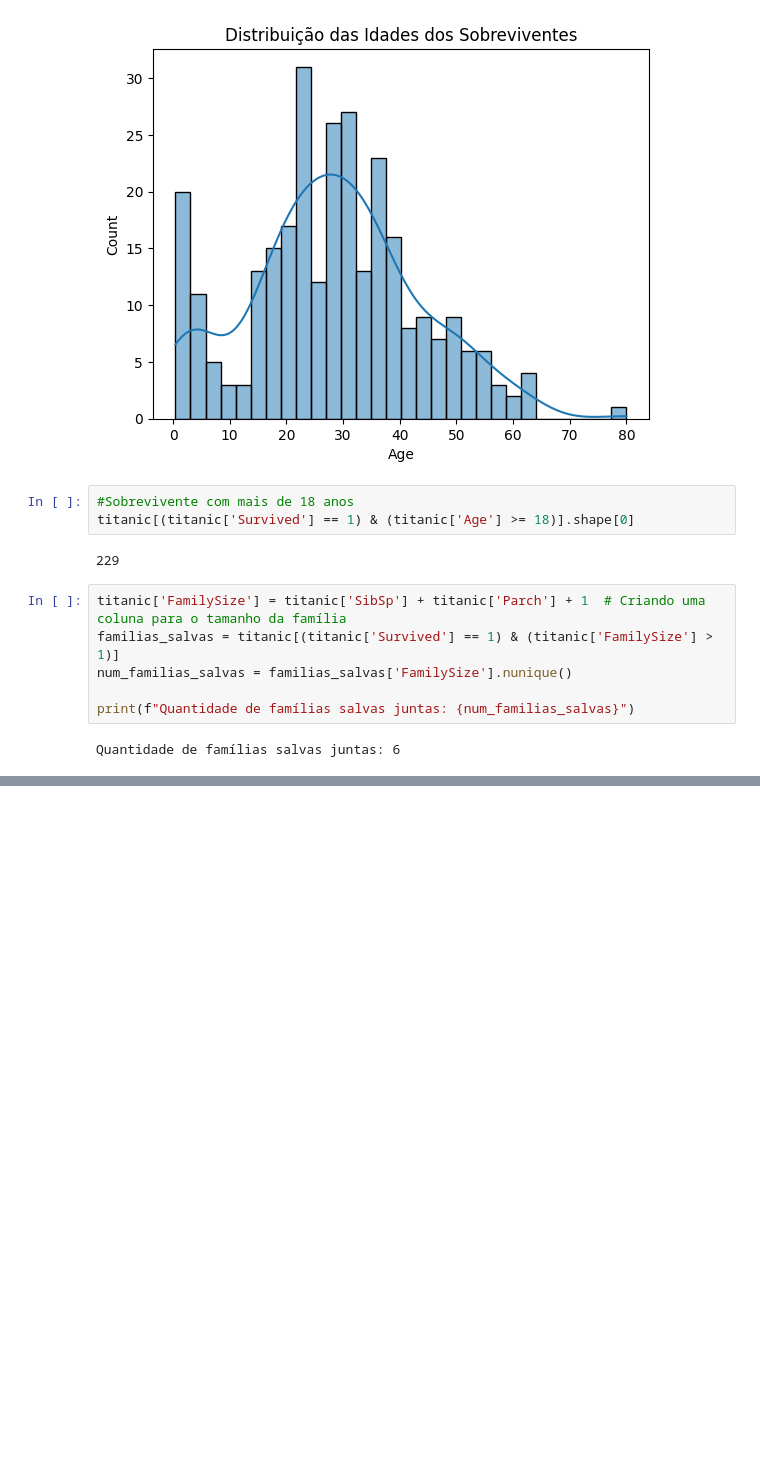
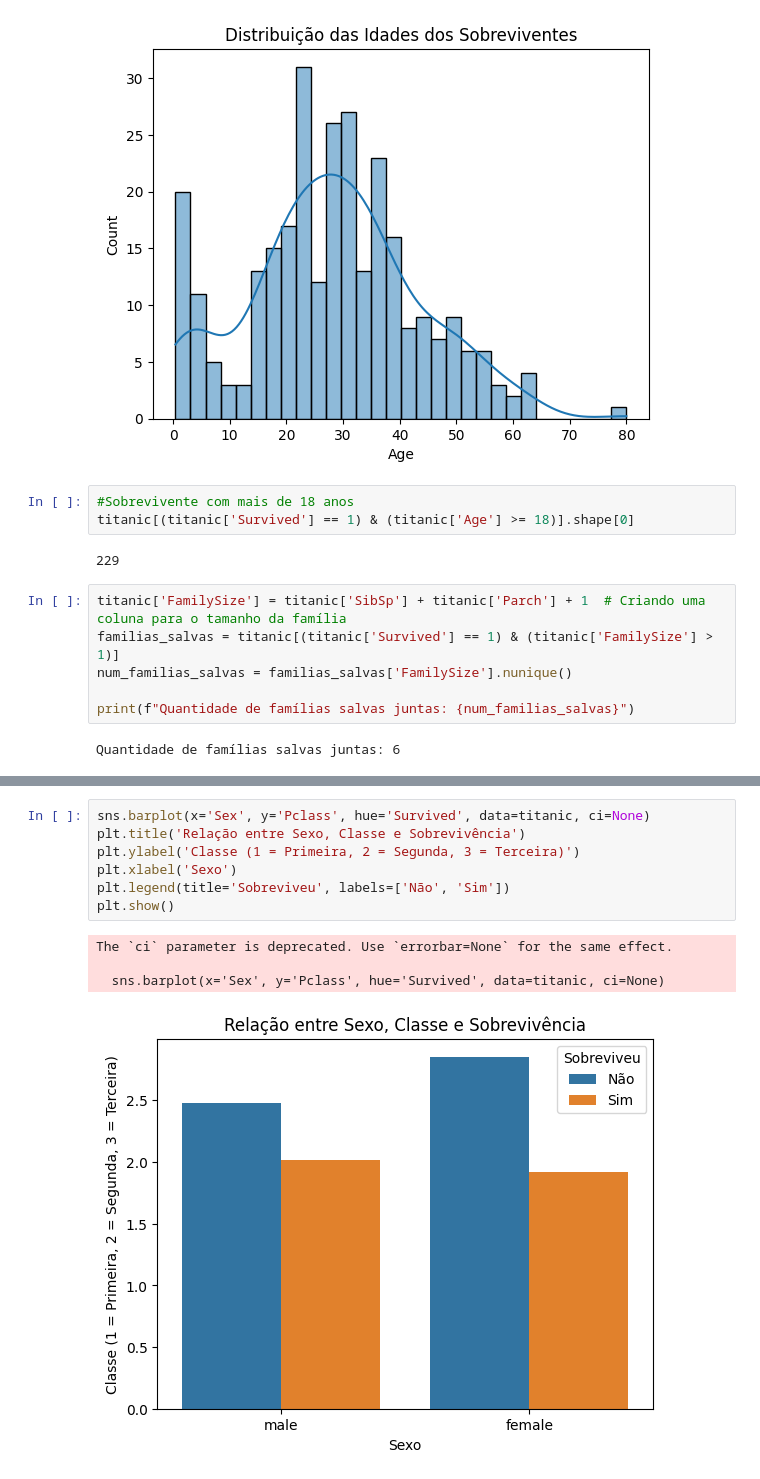
Before and after one commit to Guilherme0202PM/A, a Jupyter notebook: Titanic.ipynb, the cells around one changed output, grey strips where cells are left out. Drawn from its saved outputs; the diff is of its cells as text; blank space fills up the shorter version.

```diff
--- a/Titanic.ipynb
+++ b/Titanic.ipynb
@@ -154,0 +178,12 @@ Quantidade de famílias salvas juntas: 6
+# %%
+sns.barplot(x='Sex', y='Pclass', hue='Survived', data=titanic, ci=None)
+plt.title('Relação entre Sexo, Classe e Sobrevivência')
+plt.ylabel('Classe (1 = Primeira, 2 = Segunda, 3 = Terceira)')
+plt.xlabel('Sexo')
+plt.legend(title='Sobreviveu', labels=['Não', 'Sim'])
+plt.show()
+# %% [output]
+The `ci` parameter is deprecated. Use `errorbar=None` for the same effect.
+
+  sns.barplot(x='Sex', y='Pclass', hue='Survived', data=titanic, ci=None)
+[figure, added]
```
Also changed, not shown: parts of 3 cells of this notebook.
